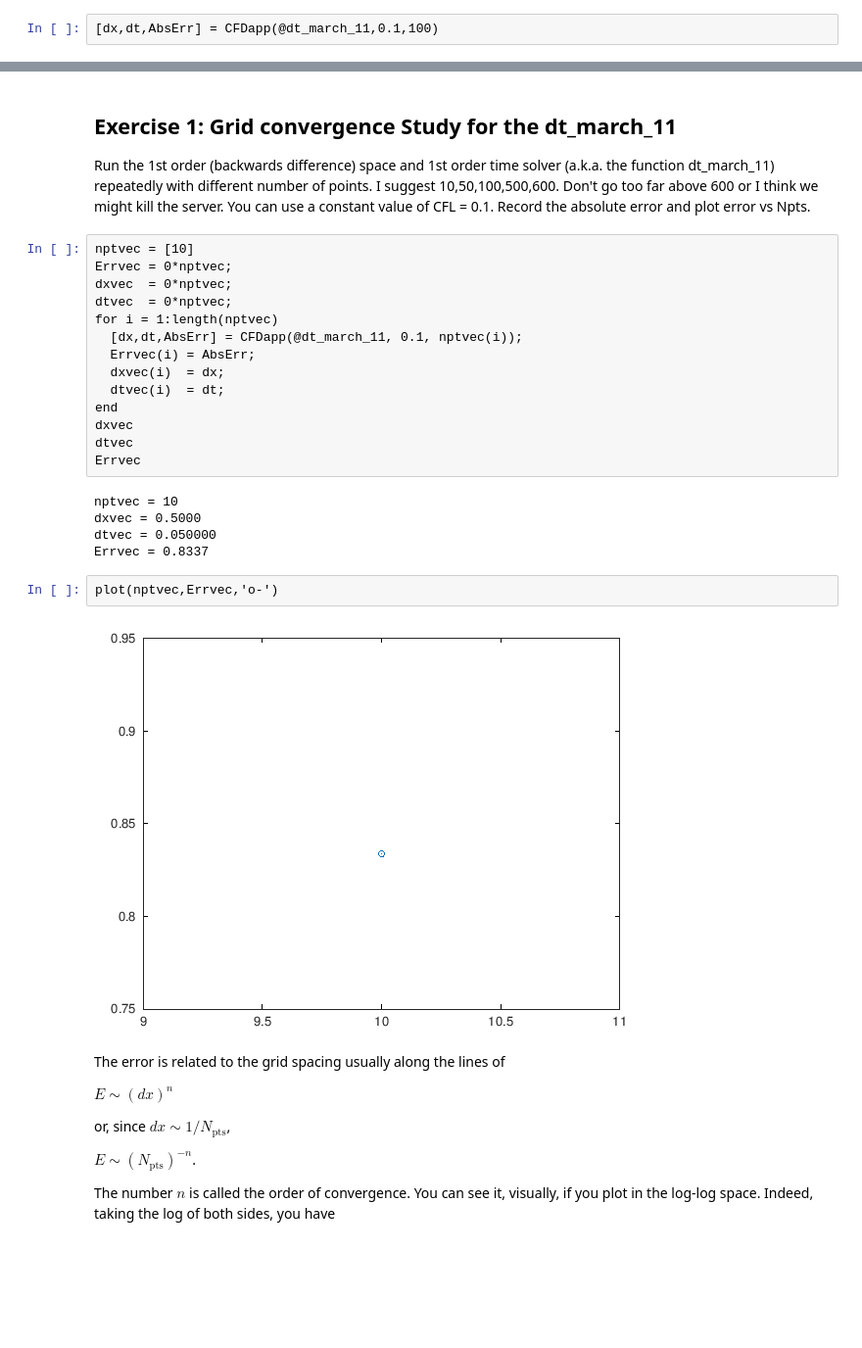
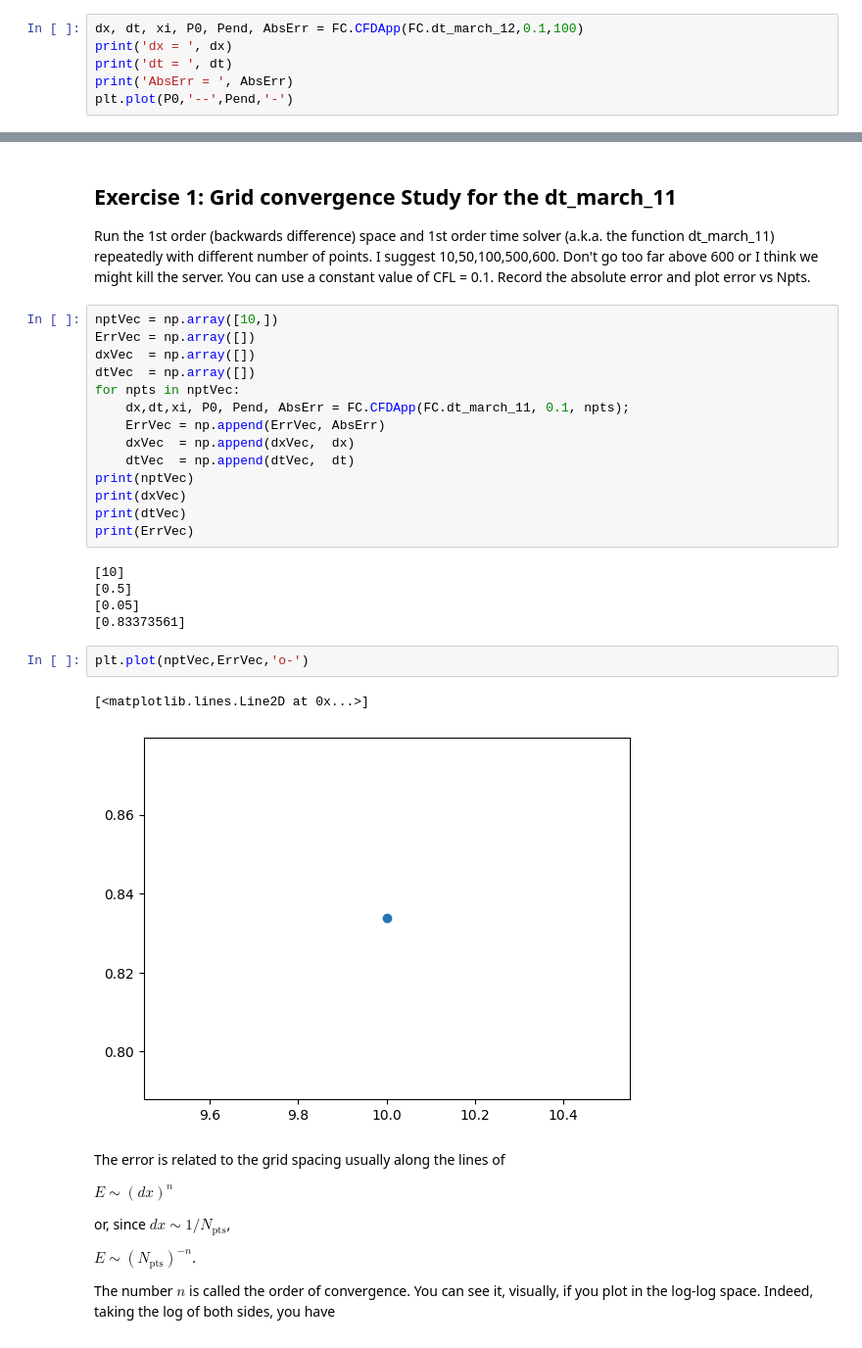
Before and after one commit to concordia-grad-computing-seminars/mech692-part2, a Jupyter notebook: Assignments/Assignment3/ConvergenceStudy-python.ipynb, the cells around one changed output, grey strips where cells are left out. Shown at 98% size. Drawn from its saved outputs; the diff is of its cells as text; blank space fills up the shorter version.

```diff
--- a/Assignments/Assignment3/ConvergenceStudy-python.ipynb
+++ b/Assignments/Assignment3/ConvergenceStudy-python.ipynb
@@ -55,3 +54,7 @@ The above code was wrapped in a neat function (think of it like a mini-mini vers
 # %%
-[dx,dt,AbsErr] = CFDapp(@dt_march_11,0.1,100)
+dx, dt, xi, P0, Pend, AbsErr = FC.CFDApp(FC.dt_march_12,0.1,100)
+print('dx = ', dx)
+print('dt = ', dt)
+print('AbsErr = ', AbsErr)
+plt.plot(P0,'--',Pend,'-')
 # %% [output]
@@ -70,28 +76,29 @@ The question now is "**How much error are we making and how do we pick the param
 
 Run the 1st order (backwards difference) space and 1st order time solver (a.k.a. the function dt_march_11) repeatedly with different number of points. I suggest 10,50,100,500,600. Don't go too far above 600 or I think we might kill the server. You can use a constant value of CFL = 0.1. Record the absolute error and plot error vs Npts.
 # %%
-nptvec = [10]
-Errvec = 0*nptvec;
-dxvec  = 0*nptvec;
-dtvec  = 0*nptvec;
-for i = 1:length(nptvec)
-  [dx,dt,AbsErr] = CFDapp(@dt_march_11, 0.1, nptvec(i));
-  Errvec(i) = AbsErr;
-  dxvec(i)  = dx;
-  dtvec(i)  = dt;
-end
-dxvec
-dtvec
-Errvec
+nptVec = np.array([10,])
+ErrVec = np.array([])
+dxVec  = np.array([])
+dtVec  = np.array([])
+for npts in nptVec:
+    dx,dt,xi, P0, Pend, AbsErr = FC.CFDApp(FC.dt_march_11, 0.1, npts);
+    ErrVec = np.append(ErrVec, AbsErr)
+    dxVec  = np.append(dxVec,  dx)
+    dtVec  = np.append(dtVec,  dt)
+print(nptVec)
+print(dxVec)
+print(dtVec)
+print(ErrVec)
 # %% [output]
-nptvec = 10
-dxvec = 0.5000
-dtvec = 0.050000
-Errvec = 0.8337
+[10]
+[0.5]
+[0.05]
+[0.83373561]
 # %%
-plot(nptvec,Errvec,'o-')
+plt.plot(nptVec,ErrVec,'o-')
 # %% [output]
+[<matplotlib.lines.Line2D at 0x...>]
-[figure, old version]
+[figure, new version]
 # %% [markdown]
 The error is related to the grid spacing usually along the lines of
 
```
Also changed, not shown: parts of 14 cells of this notebook, 1 other file.
